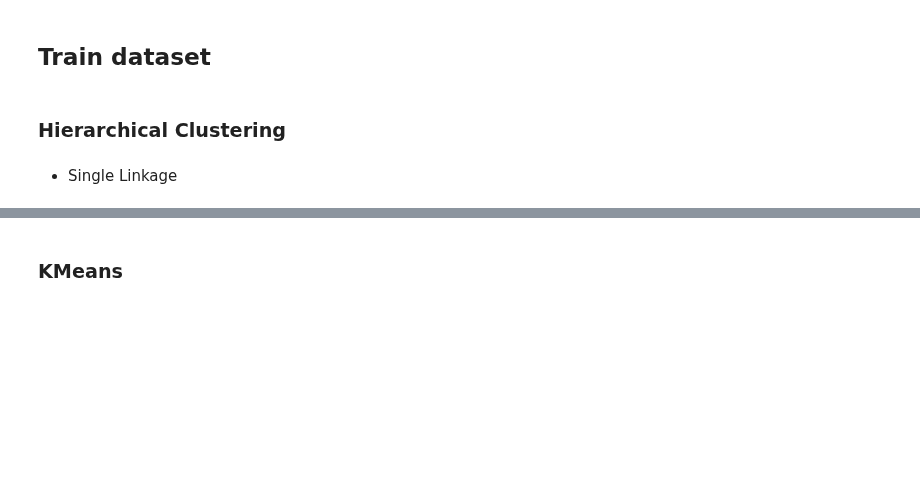
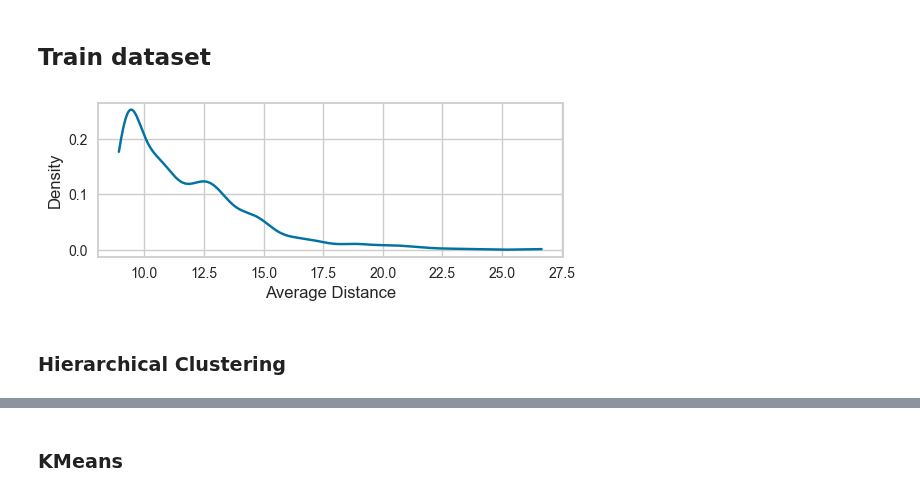
Before and after one commit to joelpoliveira/DataMiningCourse, a Jupyter notebook: Projeto/HA_3/Untitled.ipynb, the cells around one changed output, grey strips where cells are left out. Saved outputs shown, nothing was run; the diff lists cells and outputs as text; code cells hidden in the pictures; blank space fills up the shorter version.

```diff
--- a/Projeto/HA_3/Untitled.ipynb
+++ b/Projeto/HA_3/Untitled.ipynb
@@ -49,17 +51,14 @@ def drawSillouette(X, labels, header="", ax=None):
     ax.set_yticks([])
 # %%
-def plot_distance_density(data, dist_func, include_peaks=True):
+def plot_distance_density(data, dist_func, include_peaks=True, figsize=(6,3)):
+    """
+    Plots the density of the average distance of the points in the dataset
+    """
     dists_avg = dist_func(data).mean(axis=1)
     v,c = np.unique(dists_avg, return_counts=True)
-
     kde = gaussian_kde(v, weights=c)
     density = kde(v)
-
+    plt.figure(figsize=figsize)
     plt.plot(v, density)
     plt.xlabel("Average Distance")
     plt.ylabel("Density")
-
-    if include_peaks:
-        peaks, _ = find_peaks(density)
-        plt.plot(v[peaks], density[peaks], "r*", label="Peak")
-        plt.legend()
@@ -138,3 +106,7 @@ def print_models_statistics(X, model_labels, model_names):
 ## Train dataset
 # %%
 df_dense = pd.read_csv("train.csv").drop(columns="critical_temp")
+df_dense = StandardScaler().set_output(transform="pandas").fit_transform(df_dense)
+plot_distance_density(df_dense, euclidean_distances, figsize=(6,2))
+# %% [output]
+[figure, added]
@@ -149,2 +114,0 @@ clusters = np.arange(2, 8+1)
-# %% [markdown]
-- Single Linkage
```
Also changed, not shown: parts of 98 cells of this notebook.
